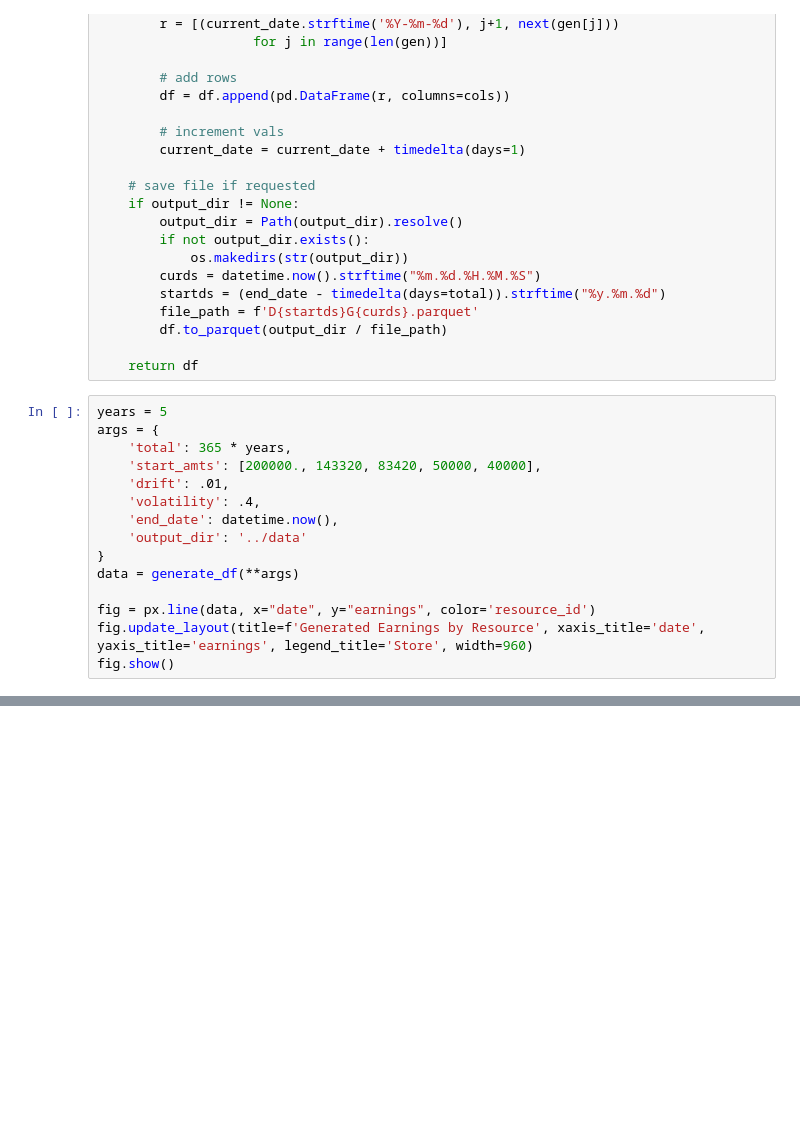
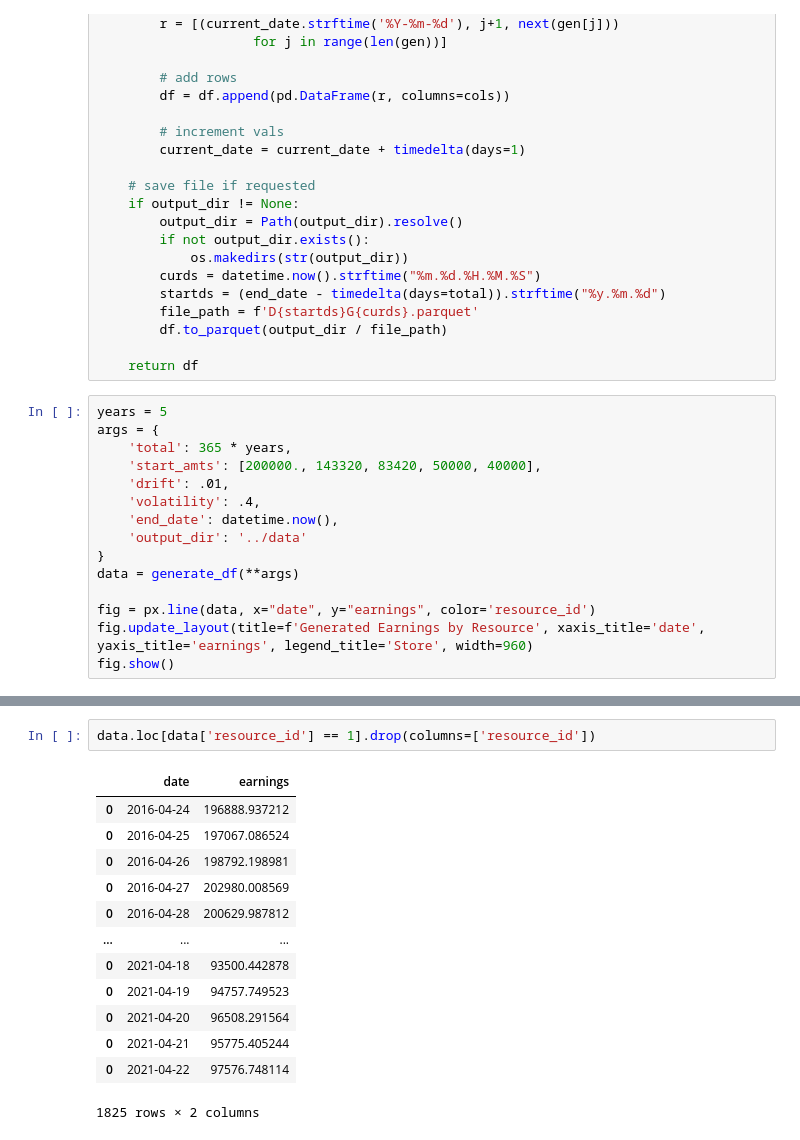
Before and after one commit to sethjuarez/tlaloc, a Jupyter notebook: notebooks/generate.ipynb, the cells around one changed output, grey strips where cells are left out. Drawn from its saved outputs; the diff is of its cells as text; blank space fills up the shorter version.

```diff
--- a/notebooks/generate.ipynb
+++ b/notebooks/generate.ipynb
@@ -80,0 +99,16 @@ fig.show()
+# %%
+data.loc[data['resource_id'] == 1].drop(columns=['resource_id'])
+# %% [output]
+|  | date | earnings |
+| 0 | 2016-04-24 | 196888.937212 |
+| 0 | 2016-04-25 | 197067.086524 |
+| 0 | 2016-04-26 | 198792.198981 |
+| 0 | 2016-04-27 | 202980.008569 |
+| 0 | 2016-04-28 | 200629.987812 |
+| ... | ... | ... |
+| 0 | 2021-04-18 | 93500.442878 |
+| 0 | 2021-04-19 | 94757.749523 |
+| 0 | 2021-04-20 | 96508.291564 |
+| 0 | 2021-04-21 | 95775.405244 |
+| 0 | 2021-04-22 | 97576.748114 |
+1825 rows × 2 columns
```
Also changed, not shown: parts of 1 cell of this notebook, 6 other files.
